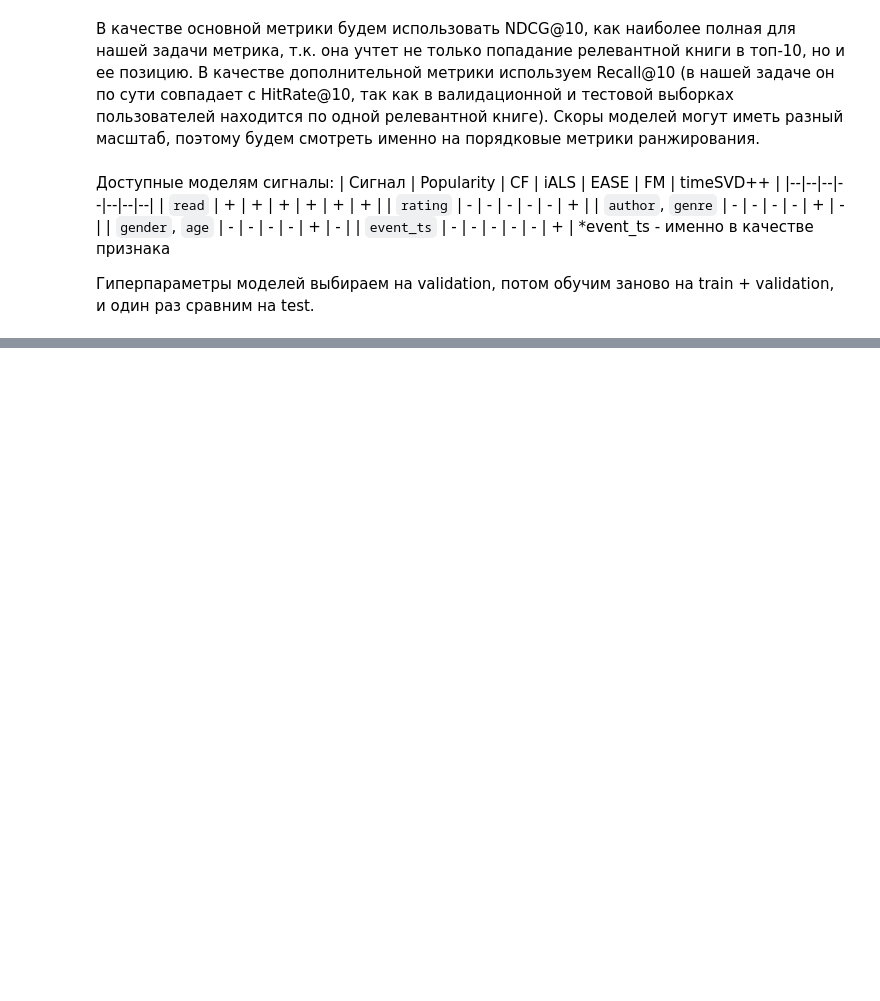
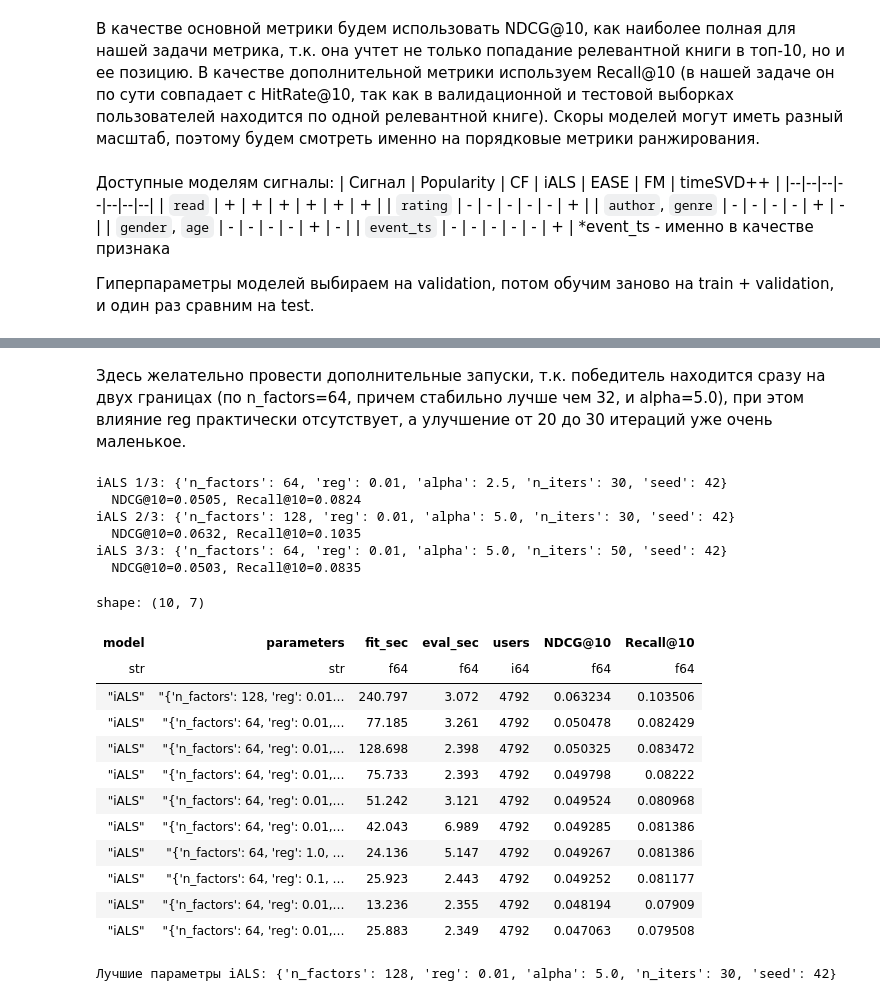
Before and after one commit to vshsch/recsys-hw1, a Jupyter notebook: experiments.ipynb, the cells around one changed output, grey strips where cells are left out. Drawn from its saved outputs; the diff is of its cells as text; code cells hidden in the pictures; blank space fills up the shorter version.

```diff
--- a/experiments.ipynb
+++ b/experiments.ipynb
@@ -1363,0 +1553,69 @@ shape: (1, 5)
+# %% [markdown]
+Здесь желательно провести дополнительные запуски, т.к. победитель находится сразу на двух границах (по n_factors=64, причем стабильно лучше чем 32, и alpha=5.0), при этом влияние reg практически отсутствует, а улучшение от 20 до 30 итераций уже очень маленькое.
+# %%
+IALS_EXTRA_CONFIGS = [
+    {
+        "n_factors": 64,
+        "reg": 0.01,
+        "alpha": 2.5,
+        "n_iters": 30,
+        "seed": SEED,
+    },
+    {
+        "n_factors": 128,
+        "reg": 0.01,
+        "alpha": 5.0,
+        "n_iters": 30,
+        "seed": SEED,
+    },
+    {
+        "n_factors": 64,
+        "reg": 0.01,
+        "alpha": 5.0,
+        "n_iters": 50,
+        "seed": SEED,
+    },
+]
+(
+    extra_ials_rows,
+    extra_ials_model,
+    extra_ials_parameters,
+    extra_ials_details,
+) = run_grid_search(IALS, "iALS", IALS_EXTRA_CONFIGS, (train_matrix,), validation_eval,
+                    train_matrix, train_user_to_index, train_item_to_index, k=K)
+extra_ials_score = max(row[PRIMARY_METRIC] for row in extra_ials_rows)
+if extra_ials_score > best_ials_score:
+    best_ials_score = extra_ials_score
+    best_ials_model = extra_ials_model
+    best_ials_parameters = extra_ials_parameters
+    best_ials_details = extra_ials_details
+ials_rows.extend(extra_ials_rows)
+validation_rows.extend(extra_ials_rows)
+ials_validation = (
+    pl.DataFrame(ials_rows)
+    .select(RESULT_COLS)
+    .sort(PRIMARY_METRIC, descending=True)
+)
+display(ials_validation.head(10))
+print(f"Лучшие параметры iALS: {best_ials_parameters}")
+# %% [output]
+iALS 1/3: {'n_factors': 64, 'reg': 0.01, 'alpha': 2.5, 'n_iters': 30, 'seed': 42}
+  NDCG@10=0.0505, Recall@10=0.0824
+iALS 2/3: {'n_factors': 128, 'reg': 0.01, 'alpha': 5.0, 'n_iters': 30, 'seed': 42}
+  NDCG@10=0.0632, Recall@10=0.1035
+iALS 3/3: {'n_factors': 64, 'reg': 0.01, 'alpha': 5.0, 'n_iters': 50, 'seed': 42}
+  NDCG@10=0.0503, Recall@10=0.0835
+shape: (10, 7)
+| model | parameters | fit_sec | eval_sec | users | NDCG@10 | Recall@10 |
+| str | str | f64 | f64 | i64 | f64 | f64 |
+| "iALS" | "{'n_factors': 128, 'reg': 0.01… | 240.797 | 3.072 | 4792 | 0.063234 | 0.103506 |
+| "iALS" | "{'n_factors': 64, 'reg': 0.01,… | 77.185 | 3.261 | 4792 | 0.050478 | 0.082429 |
+| "iALS" | "{'n_factors': 64, 'reg': 0.01,… | 128.698 | 2.398 | 4792 | 0.050325 | 0.083472 |
+| "iALS" | "{'n_factors': 64, 'reg': 0.01,… | 75.733 | 2.393 | 4792 | 0.049798 | 0.08222 |
+| "iALS" | "{'n_factors': 64, 'reg': 0.01,… | 51.242 | 3.121 | 4792 | 0.049524 | 0.080968 |
+| "iALS" | "{'n_factors': 64, 'reg': 0.01,… | 42.043 | 6.989 | 4792 | 0.049285 | 0.081386 |
+| "iALS" | "{'n_factors': 64, 'reg': 1.0, … | 24.136 | 5.147 | 4792 | 0.049267 | 0.081386 |
+| "iALS" | "{'n_factors': 64, 'reg': 0.1, … | 25.923 | 2.443 | 4792 | 0.049252 | 0.081177 |
+| "iALS" | "{'n_factors': 64, 'reg': 0.01,… | 13.236 | 2.355 | 4792 | 0.048194 | 0.07909 |
+| "iALS" | "{'n_factors': 64, 'reg': 0.01,… | 25.883 | 2.349 | 4792 | 0.047063 | 0.079508 |
+Лучшие параметры iALS: {'n_factors': 128, 'reg': 0.01, 'alpha': 5.0, 'n_iters': 30, 'seed': 42}
```
Also changed, not shown: parts of 16 cells of this notebook.
